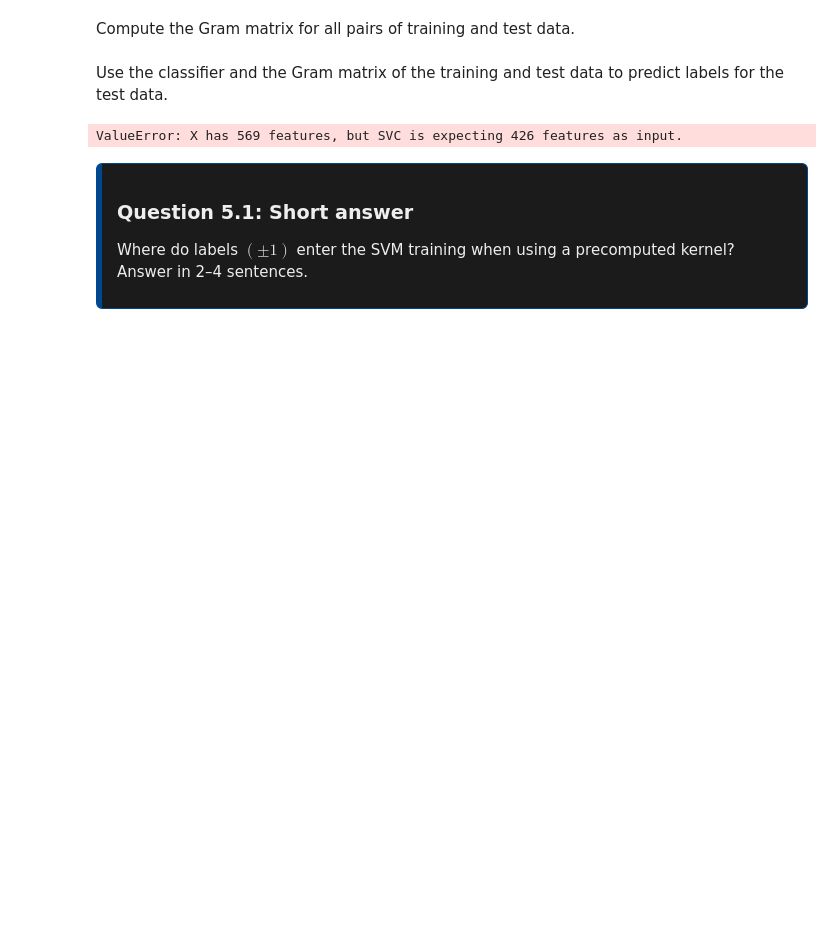
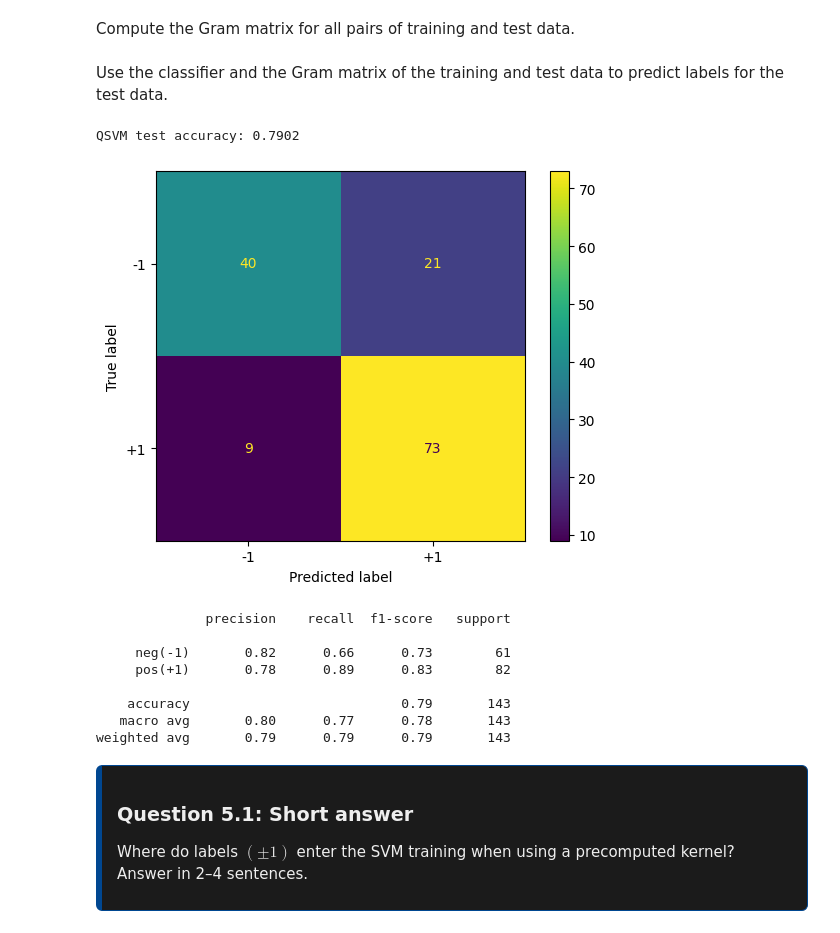
Before and after one commit to Glowster/DD2368, a Jupyter notebook: assignment2/assignment2.ipynb, the cells around one changed output. Drawn from its saved outputs; the diff is of its cells as text; code cells hidden in the pictures; blank space fills up the shorter version.

```diff
--- a/assignment2/assignment2.ipynb
+++ b/assignment2/assignment2.ipynb
@@ -291,17 +302,26 @@ Use the classifier and the Gram matrix of the training and test data to predict
 # %%
 K_te_tr = np.loadtxt("K_te_tr.mpy")
 
 # -----YOUR CODE HERE-----
 y_pred = SVM.predict(K_te_tr)
-acc = accuracy_score(y_pred, np.concaty_te)
+acc = accuracy_score(y_pred, y_te)
 # ---YOUR CODE ENDS HERE---
 
 print(f"QSVM test accuracy: {acc:.4f}")
 cm = confusion_matrix(y_te, y_pred, labels=[-1,+1])
 ConfusionMatrixDisplay(cm, display_labels=["-1","+1"]).plot(values_format="d"); plt.show()
 print(classification_report(y_te, y_pred, target_names=["neg(-1)","pos(+1)"]))
 # %% [output]
-ValueError: X has 569 features, but SVC is expecting 426 features as input.
+QSVM test accuracy: 0.7902
+[figure, added]
+              precision    recall  f1-score   support
+
+     neg(-1)       0.82      0.66      0.73        61
+     pos(+1)       0.78      0.89      0.83        82
+
+    accuracy                           0.79       143
+   macro avg       0.80      0.77      0.78       143
+weighted avg       0.79      0.79      0.79       143
 # %% [markdown]
 <div style="max-width: 1200px; margin: auto; border: 1px solid #004791; border-left: 6px solid #004791; border-radius: 6px; padding: 0.8em 1em; background-color: #1b1b1bff; color: #eee;">
 
```
Also changed, not shown: parts of 21 cells of this notebook.
